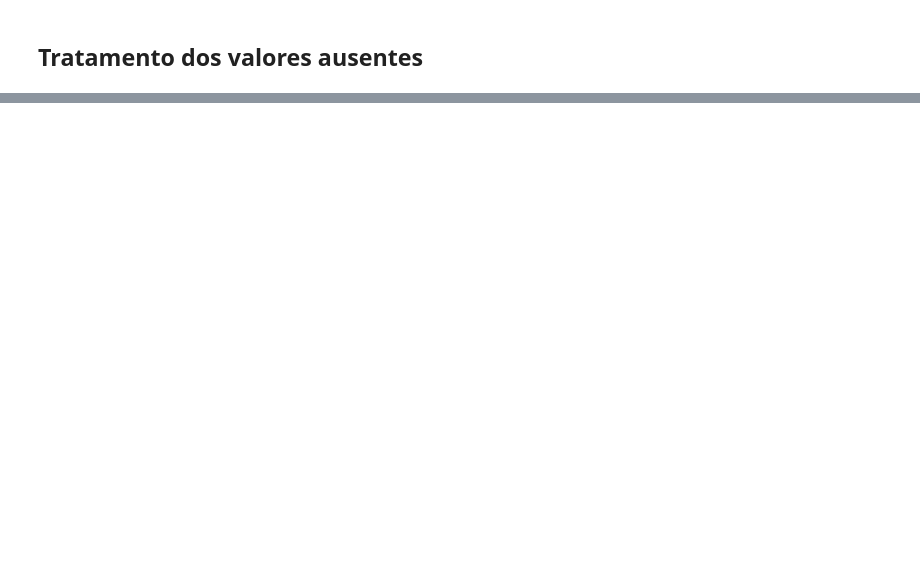
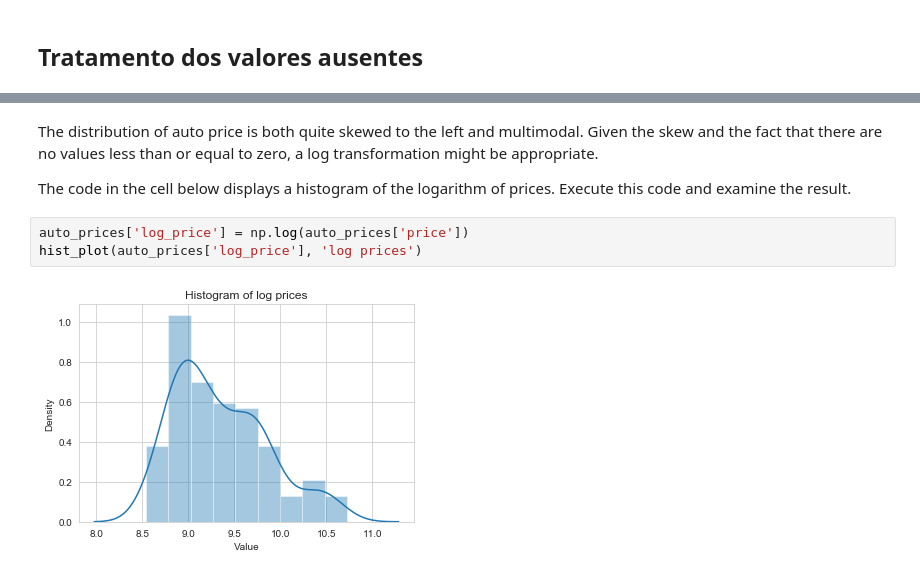
Before and after one commit to susumu-asaka/hartb-enem-classifier, a Jupyter notebook: notebooks/DataPreparation.ipynb, the cells around one changed output, grey strips where cells are left out. Drawn from its saved outputs; the diff is of its cells as text; blank space fills up the shorter version.

```diff
--- a/notebooks/DataPreparation.ipynb
+++ b/notebooks/DataPreparation.ipynb
@@ -24,0 +329,9 @@ Existem 6 linhas com `NU_IDADE` ausente e 5631 linhas com `TP_ESTADO_CIVIL` ause
+# %% [markdown]
+The distribution of auto price is both quite skewed to the left and multimodal. Given the skew and the fact that there are no values less than or equal to zero, a log transformation might be appropriate.
+
+The code in the cell below displays a histogram of the logarithm of prices. Execute this code and examine the result.
+# %%
+auto_prices['log_price'] = np.log(auto_prices['price'])
+hist_plot(auto_prices['log_price'], 'log prices')
+# %% [output]
+[figure, added]
```
Also changed, not shown: parts of 55 cells of this notebook, 7 other files.
